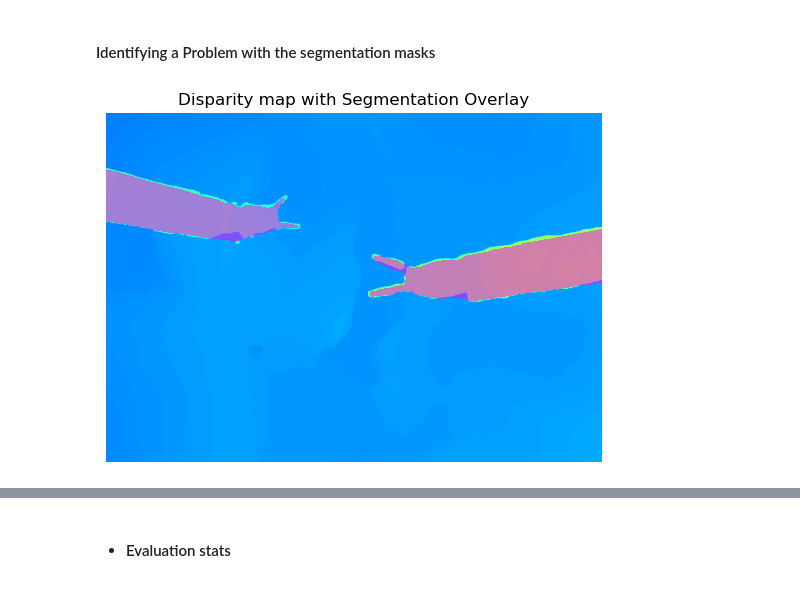
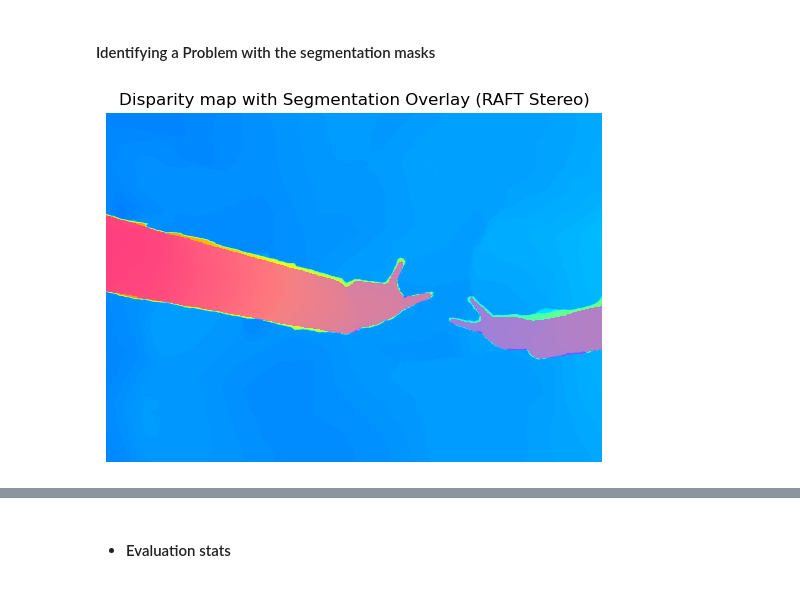
Before and after one commit to ONS-BOUSBIH/robotic-surgical-vision-thesis, a Jupyter notebook: notebooks/metrics_evaluation/setero_matching_evaluation_raftstereo.ipynb, the cells around one changed output, grey strips where cells are left out. Cells and saved outputs as stored; diff of their text form; code cells hidden in the pictures.

Commit message:
stereo matching task evaluation

```diff
--- a/notebooks/metrics_evaluation/setero_matching_evaluation_raftstereo.ipynb
+++ b/notebooks/metrics_evaluation/setero_matching_evaluation_raftstereo.ipynb
@@ -37,7 +37,7 @@ Jupyter environment detected. Enabling Open3D WebVisualizer.
 num_examples= 10
 seed=10
 fig_name= 'disparity_examples_2.png'
-idx= 6
+idx= 5
 # %% [markdown]
 ### Raft Stereo results
 # %% [markdown]
@@ -104,13 +99,13 @@ visualizer.plot_3d_plotly(points_3d=points_3d_cloud, colors=colors, frame_name=f
 # %%
 
 plt.imshow(disp_l, cmap='jet', vmin=0, vmax=190)
 masked_data = np.ma.masked_where(rect_mask_l == 0, rect_mask_l)
 plt.imshow(masked_data, cmap='spring', alpha=0.5)
-plt.title('Disparity map with Segmentation Overlay')
+plt.title('Disparity map with Segmentation Overlay (RAFT Stereo)')
 plt.axis('off')
 plt.show()
 # %% [output]
-[figure, old version]
+[figure, new version]
 # %%
 #Erode segmentation mask
 eroded_mask= erode_mask(rect_mask_l, iterations=3)
```
Also changed, not shown: parts of 21 cells of this notebook, 2 other files.
